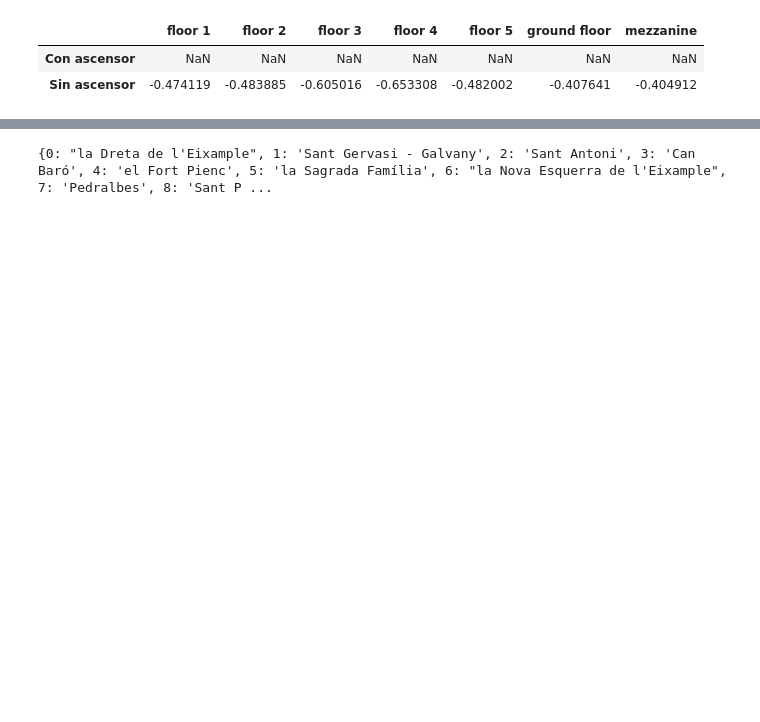
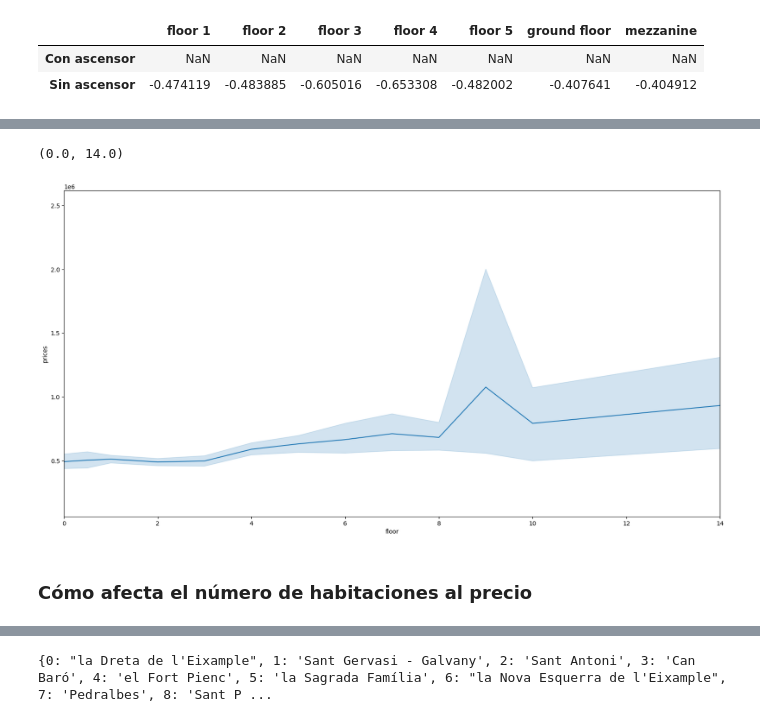
Before and after one commit to Fio-Deca/Vivienda_BCN, a Jupyter notebook: Casa_Barcelona_Estimacion.ipynb, the cells around one changed output, grey strips where cells are left out. Cells and saved outputs as stored; diff of their text form; code cells hidden in the pictures; blank space fills up the shorter version.

Commit message:
Como afecta ...

```diff
--- a/Casa_Barcelona_Estimacion.ipynb
+++ b/Casa_Barcelona_Estimacion.ipynb
@@ -319,0 +307,15 @@ df[(df['floor']==' floor 6') & (df['lift']=='No')]
+# %%
+#Hacemos un nuevo dataframe sin la planta multiple
+df_good_new=df[(df['floor']!='Multiple')]
+#Pasaremos los valores de string a integer y cogeremos la planta de abajo, la entre suelo, las plantas de 1-10 y la 14
+df_good_new=df_good_new.replace(to_replace=['ground floor','mezzanine','Multiple',' floor 1',' floor 2',' floor 3',' floor 4',' floor 5',' floor 6',' floor 7',' floor 8',' floor 9',' floor 10',' floor 11',' floor 12',' floor 14',' floor 16',' floor 19',' floor 21',' floor 25'], value=[0,0.5,99,1,2,3,4,5,6,7,8,9,10,95,96,14,16,19,21,25])
+df_good_new=df_good_new.sort_values(by='floor')
+plt.figure(figsize=(20,10))
+sns.lineplot(data=df_good_new,x='floor',y='prices')
+#limitamos a la planta 14 el gráfico porque es hasta donde nos interesa
+plt.xlim(0,14)
+# %% [output]
+(0.0, 14.0)
+[figure, added]
+# %% [markdown]
+<h3> Cómo afecta el número de habitaciones al precio </h3>
```
Also changed, not shown: parts of 11 cells of this notebook.
